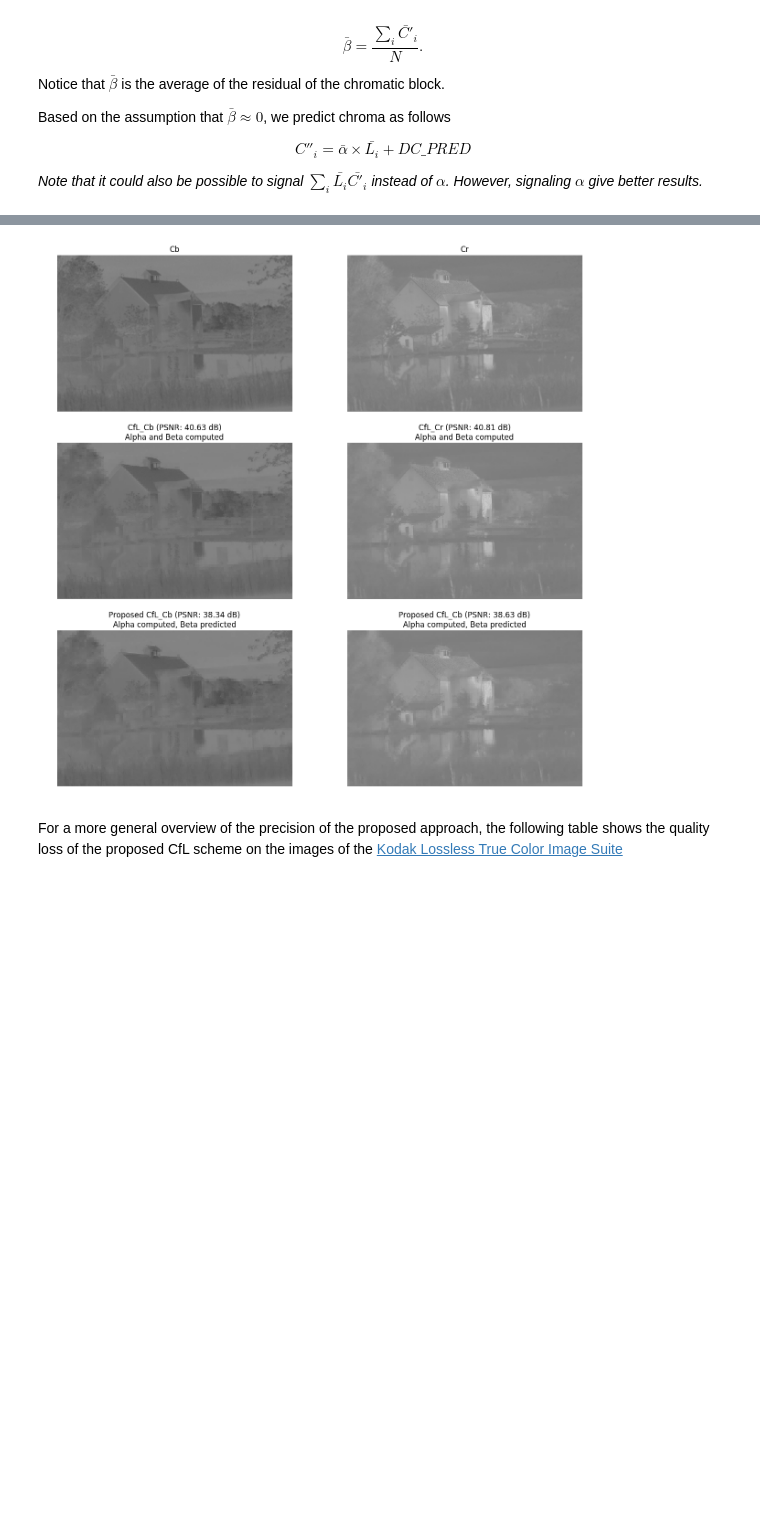
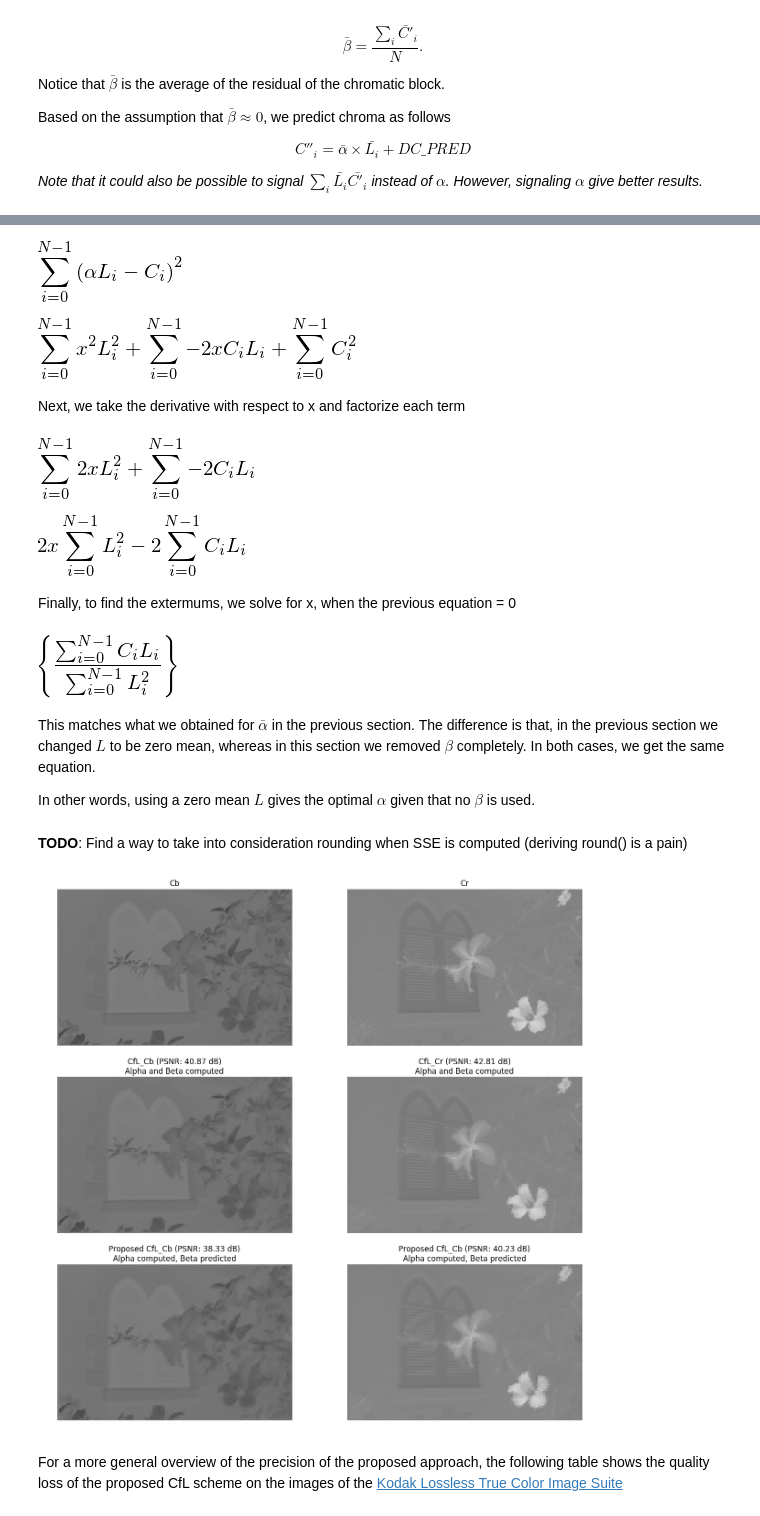
Before and after one commit to luctrudeau/AV1-CfL-Proposal, a Jupyter notebook: Chroma from Luma (CfL).ipynb, the cells around one changed output, grey strips where cells are left out. Drawn from its saved outputs; the diff is of its cells as text; code cells hidden in the pictures; blank space fills up the shorter version.

Commit message:
Did some symbolic math, and added SSE dist function 1D

```diff
--- a/Chroma from Luma (CfL).ipynb
+++ b/Chroma from Luma (CfL).ipynb
@@ -270,3 +276,44 @@ _Note that it could also be possible to signal $\sum_i \bar{L_i} \bar{C'_i}$ ins
+# %%
+from sympy import diff, symbols, init_printing, solveset, Sum, IndexedBase, Eq, expand, factor
+init_printing()
+
+i, a, N = symbols('i, alpha N')
+L = IndexedBase('L')
+C = IndexedBase('C')
+
+e = Sum((L[i]*a-C[i])**2, (i,0,N-1))
+e
+# %% [output]
+[figure, added]
+# %%
+e2 = e.expand()
+e2
+# %% [output]
+[figure, added]
+# %% [markdown]
+Next, we take the derivative with respect to x and factorize each term
+# %%
+d = diff(e2,x)
+d
+# %% [output]
+[figure, added]
+# %%
+f = factor(Sum(2*x*L[i]**2, (i, 0, N - 1))) + factor(Sum(-2*C[i]*L[i], (i, 0, N - 1)))
+f
+# %% [output]
+[figure, added]
+# %% [markdown]
+Finally, to find the extermums, we solve for x, when the previous equation = 0
+# %%
+solveset(Eq(f,0),x)
+# %% [output]
+[figure, added]
+# %% [markdown]
+This matches what we obtained for $\bar{\alpha}$ in the previous section. The difference is that, in the previous section we changed $L$ to be zero mean, whereas in this section we removed $\beta$ completely. In both cases, we get the same equation.
+
+In other words, using a zero mean $L$ gives the optimal $\alpha$ given that no $\beta$ is used.
+# %% [markdown]
+**TODO**: Find a way to take into consideration rounding when SSE is computed (deriving round() is a pain)
 # %%
 block_size = 8
 
@@ -276,11 +323,11 @@ def cfl(im, block_size, plane):
 
     for y in range(0, height, block_size):
         for x in range(0, width, block_size):
-            bY = im[y:y+block_size, x:x+block_size, 0]
-            bC = im[y:y+block_size, x:x+block_size, plane]
+            bY = im[y:y+block_size, x:x+block_size, 0].astype(int)
+            bC = im[y:y+block_size, x:x+block_size, plane].astype(int)
 
-            L = bY - np.mean(bY)
-            C = bC - np.mean(bC)
+            L = bY - np.mean(bY).astype(int)
+            C = bC - np.mean(bC).astype(int)
 
             sLL = np.sum(L*L)
             sLC = np.sum(L*C)
@@ -289,7 +336,7 @@ def cfl(im, block_size, plane):
                 a = sLC / sLL
             else:
                 a = 0
-            cfl[y:y+block_size, x:x+block_size] = np.round(a * L + np.mean(bC))
+            cfl[y:y+block_size, x:x+block_size] = np.round(a * L + np.mean(bC)).astype('uint8')
     return cfl
 
 def cfl_prop(im, block_size, plane):
@@ -299,11 +346,11 @@ def cfl_prop(im, block_size, plane):
 
     for y in range(0, height, block_size):
         for x in range(0, width, block_size):
-            bY = im[y:y+block_size, x:x+block_size, 0]
-            bC = im[y:y+block_size, x:x+block_size, plane]
+            bY = im[y:y+block_size, x:x+block_size, 0].astype(int)
+            bC = im[y:y+block_size, x:x+block_size, plane].astype(int)
 
-            above_row = im[max(y-1,0), x:x+block_size, plane]
-            left_col = im[y:y+block_size, max(x-1,0), plane]
+            above_row = im[max(y-1,0), x:x+block_size, plane].astype(int)
+            left_col = im[y:y+block_size, max(x-1,0), plane].astype(int)
             DC_PRED = np.mean([above_row, left_col])
 
             L = bY - np.mean(bY)
@@ -313,35 +360,35 @@ def cfl_prop(im, block_size, plane):
             sLC = np.sum(L*C)
 
             if sLL != 0:
                 alpha = sLC / sLL
             else:
                 alpha = 0
             alphas.append(alpha)
-            cfl[y:y+block_size, x:x+block_size] = np.round(alpha * L + DC_PRED)
+            cfl[y:y+block_size, x:x+block_size] = np.round(alpha * L + DC_PRED).astype('uint8')
 
     return cfl, alphas
 
 cfl_prob_cb, alphas_cr = cfl_prop(randIm, block_size, 1)
 cfl_prob_cr, alphas_cb = cfl_prop(randIm, block_size, 2)
 
 cfl_cb = cfl(randIm, block_size, 1)
 cfl_cr = cfl(randIm, block_size, 2)
 
 plt.figure(figsize=(15,15))
 plt.subplot(3,2,1)
 showImage(randIm[:,:,1], "Cb")
 plt.subplot(3,2,2)
 showImage(randIm[:,:,2], "Cr")
 plt.subplot(3,2,3)
 showImage(cfl_cb, "CfL_Cb (PSNR: %0.2f dB)\nAlpha and Beta computed" % psnr(randIm[:,:,1], cfl_cb))
 plt.subplot(3,2,4)
 showImage(cfl_cr, "CfL_Cr (PSNR: %0.2f dB)\nAlpha and Beta computed" % psnr(randIm[:,:,2], cfl_cr))
 plt.subplot(3,2,5)
 showImage(cfl_prob_cb, "Proposed CfL_Cb (PSNR: %0.2f dB)\nAlpha computed, Beta predicted" % psnr(randIm[:,:,1], cfl_prob_cb))
 plt.subplot(3,2,6)
 showImage(cfl_prob_cr, "Proposed CfL_Cb (PSNR: %0.2f dB)\nAlpha computed, Beta predicted" % psnr(randIm[:,:,2], cfl_prob_cr))
 # %% [output]
-[figure, old version]
+[figure, new version]
 # %% [markdown]
 For a more general overview of the precision of the proposed approach, the following table shows the quality loss of the proposed CfL scheme on the images of the [Kodak Lossless True Color Image Suite](http://r0k.us/graphics/kodak/index.html)
 # %%
```
Also changed, not shown: parts of 9 cells of this notebook.
